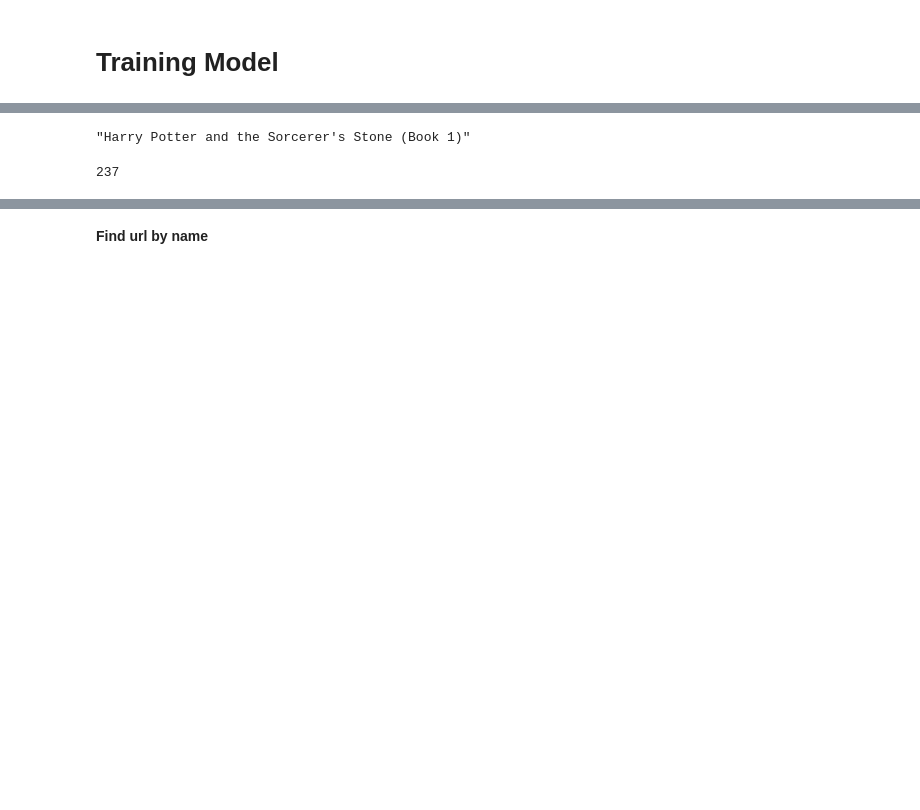
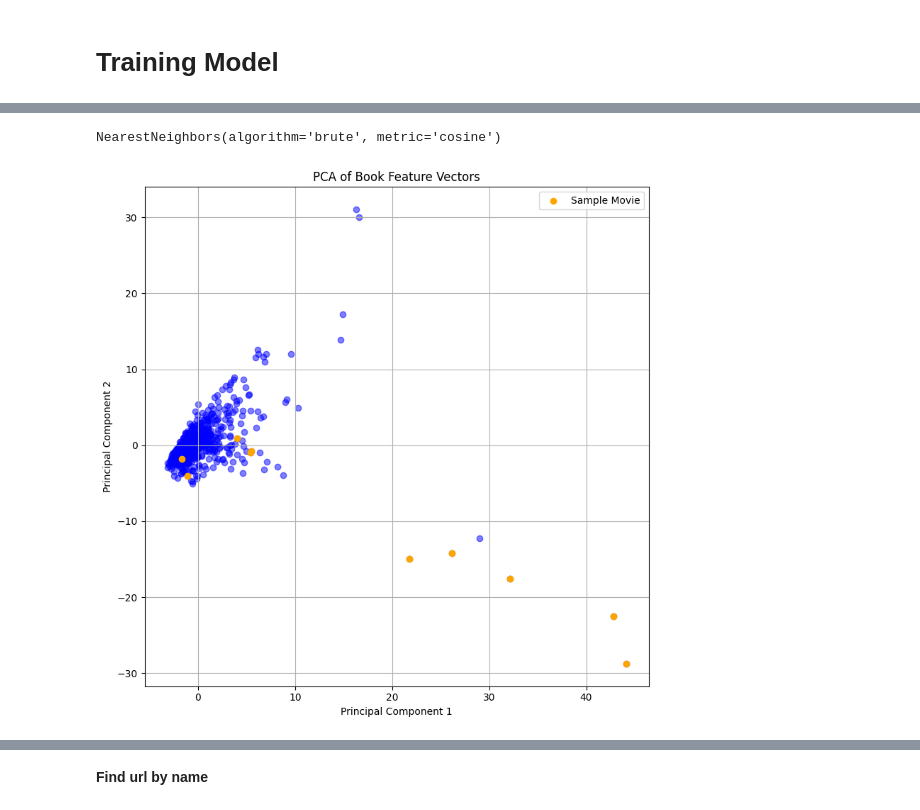
Before and after one commit to quang2719/Book-Recommend-System---SIC-Capston-Project, a Jupyter notebook: main.ipynb, the cells around one changed output, grey strips where cells are left out. Saved outputs shown, nothing was run; the diff lists cells and outputs as text; code cells hidden in the pictures; blank space fills up the shorter version.

```diff
--- a/main.ipynb
+++ b/main.ipynb
@@ -638,8 +631,62 @@ book_names[237]
-# %%
-book_names[241]
-# %% [output]
-"Harry Potter and the Sorcerer's Stone (Book 1)"
-# %%
-np.where(book_pivot.index == 'Harry Potter and the Chamber of Secrets (Book 2)')[0][0]
-# %% [output]
-237
+# %%
+import pandas as pd
+import matplotlib.pyplot as plt
+from sklearn.decomposition import PCA
+from sklearn.preprocessing import StandardScaler
+from sklearn.neighbors import NearestNeighbors
+from scipy.sparse import csr_matrix
+
+# Assuming book_pivot is already created
+# Fill NaN values with 0 (or you can use another strategy)
+book_pivot_filled = book_pivot.fillna(0)
+
+# Convert book_pivot to a sparse matrix
+book_sparse = csr_matrix(book_pivot_filled)
+
+# Train KNN
+knn = NearestNeighbors(metric='cosine', algorithm='brute')
+knn.fit(book_sparse)
+# %% [output]
+NearestNeighbors(algorithm='brute', metric='cosine')
+# %%
+# Sample movie index (replace with the actual index of the sample movie)
+sample_movie_index = 241
+
+# Find similar movies
+distances, indices = knn.kneighbors(book_sparse[sample_movie_index], n_neighbors=10)
+similar_movies_indices = indices.flatten()
+# %%
+
+# Standardize the data
+scaler = StandardScaler()
+book_pivot_scaled = scaler.fit_transform(book_pivot_filled)
+# %%
+# Perform PCA to reduce to 2 dimensions
+pca = PCA(n_components=2)
+book_pivot_pca = pca.fit_transform(book_pivot_scaled)
+
+# Create a DataFrame for the PCA results
+pca_df = pd.DataFrame(book_pivot_pca, index=book_pivot_filled.index, columns=['PC1', 'PC2'])
+
+# Plotting the PCA results
+plt.figure(figsize=(8, 8))
+
+# Plot all points in blue
+plt.scatter(pca_df['PC1'], pca_df['PC2'], alpha=0.5, color='blue')
+
+# Highlight the sample movie in orange
+plt.scatter(pca_df['PC1'].iloc[sample_movie_index], pca_df['PC2'].iloc[sample_movie_index], color='orange', label='Sample Movie')
+
+# Highlight the similar movies in orange
+for idx in similar_movies_indices[1:]:  # Skip the first one as it is the sample movie itself
+    plt.scatter(pca_df['PC1'].iloc[idx], pca_df['PC2'].iloc[idx], color='orange')
+
+plt.xlabel('Principal Component 1')
+plt.ylabel('Principal Component 2')
+plt.title('PCA of Book Feature Vectors')
+plt.grid(True)
+plt.tight_layout()
+plt.legend()
+plt.show()
+# %% [output]
+[figure, added]
```
Also changed, not shown: parts of 34 cells of this notebook, 1 other file.
